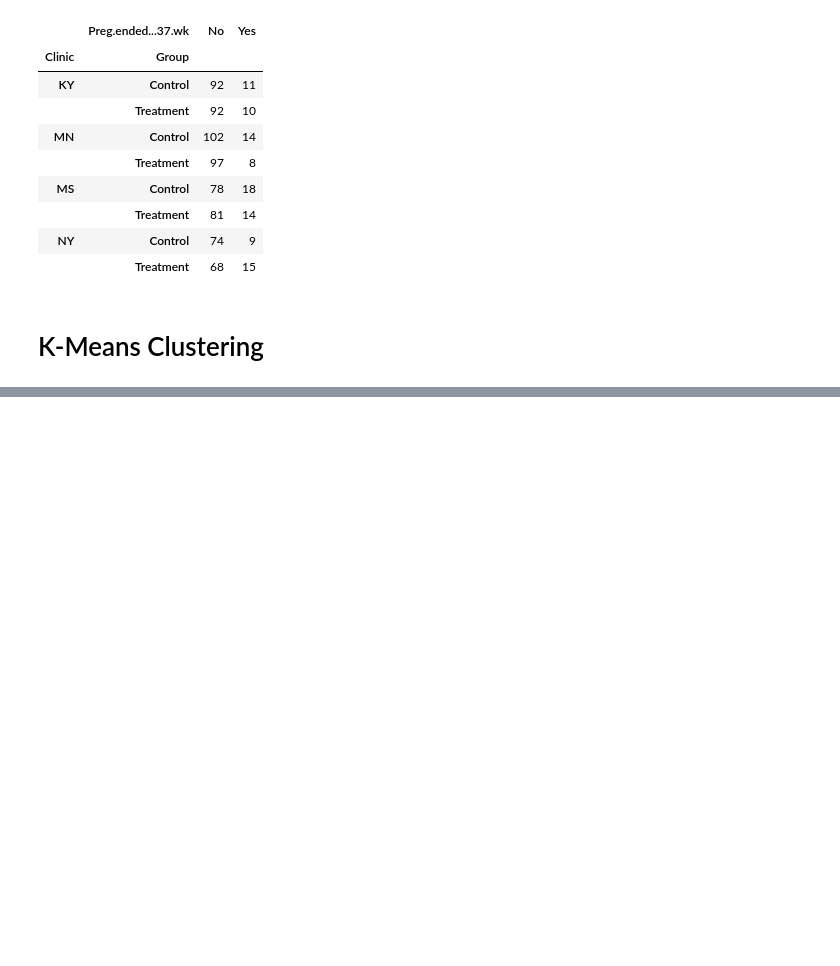
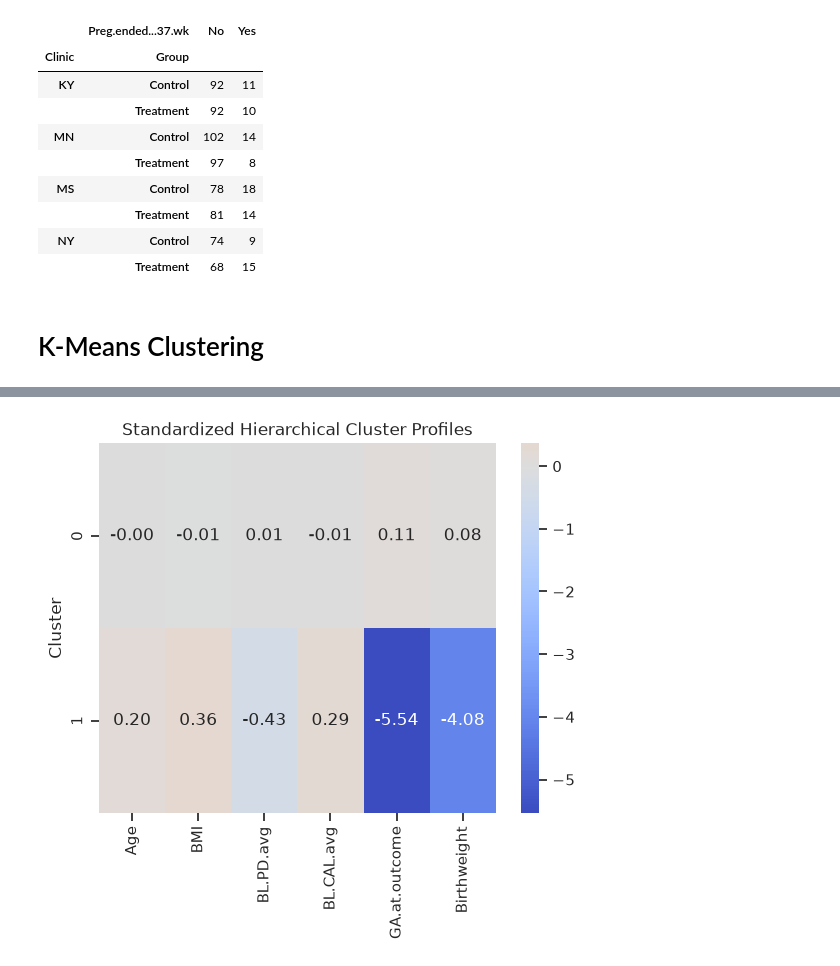
Before and after one commit to saksham0806/fall-semester-26-27-EDA-course, a Jupyter notebook: DA.ipynb, the cells around one changed output, grey strips where cells are left out. Cells and saved outputs as stored; diff of their text form; code cells hidden in the pictures; blank space fills up the shorter version.

```diff
--- a/DA.ipynb
+++ b/DA.ipynb
@@ -1025,0 +1132,8 @@ plt.show()
+# %%
+hierarchical_centers = pd.DataFrame(scaler.transform(hierarchical_profile), columns=cluster_columns, index=hierarchical_profile.index)
+sns.heatmap(hierarchical_centers, annot=True, fmt='.2f', cmap='coolwarm', center=0)
+plt.title('Standardized Hierarchical Cluster Profiles')
+plt.ylabel('Cluster')
+plt.show()
+# %% [output]
+[figure, added]
```
Also changed, not shown: parts of 18 cells of this notebook.
